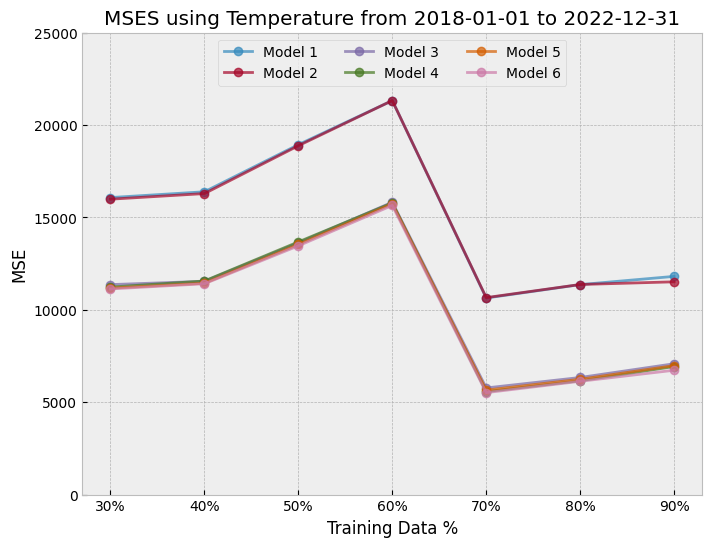
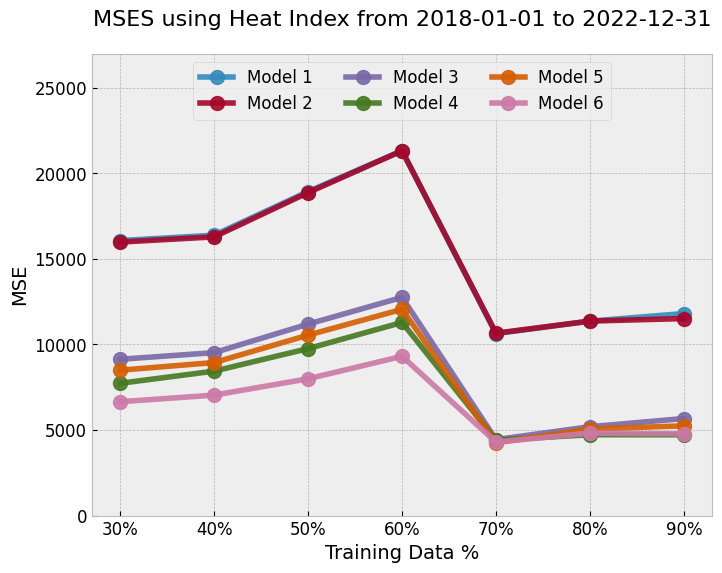
Unified diff of the notebook cell whose output changed from the first chart to the second:
--- before
+++ after
@@ -6,13 +6,14 @@
 for formula in range(1, 7):
     df_formula = df[df.formula == f"Model {formula}"]
-    plt.plot(df_formula.split, df_formula.mse, "-o", label = f"Model {formula}", alpha = 0.7, lw =2)
+    plt.plot(df_formula.split, df_formula.mse, "-o", label = f"Model {formula}", alpha = 0.9, lw = 4, markersize = 10)
     # plt.scatter(df_formula.split, df_formula.mse, alpha = 0.9, s = 3)
 
-plt.ylabel("MSE")
-plt.xlabel("Training Data %")
+plt.ylabel("MSE", fontsize = 14)
+plt.xlabel("Training Data %", fontsize = 14)
 plt.xticks([0.3, 0.4, 0.5, 0.6, 0.7, 0.8, 0.9], ["30%", "40%", "50%", "60%", "70%", "80%", "90%"])
-plt.title(f"MSES using {covariate_for_title} from {START_DATE} to {END_DATE}")
-plt.legend(loc="upper center", ncols = 3)
-plt.ylim(0, 25000)
+plt.tick_params(axis='both', labelsize=12)
+plt.title(f"MSES using {covariate_for_title} from {START_DATE} to {END_DATE}", fontsize = 16, pad = 20)
+plt.legend(loc="upper center", ncols = 3, fontsize = 12)
+plt.ylim(0, 27000)
 
 plt.savefig(PLOT_OUTPUT_FILE, dpi = 300)

Commit: improved figures